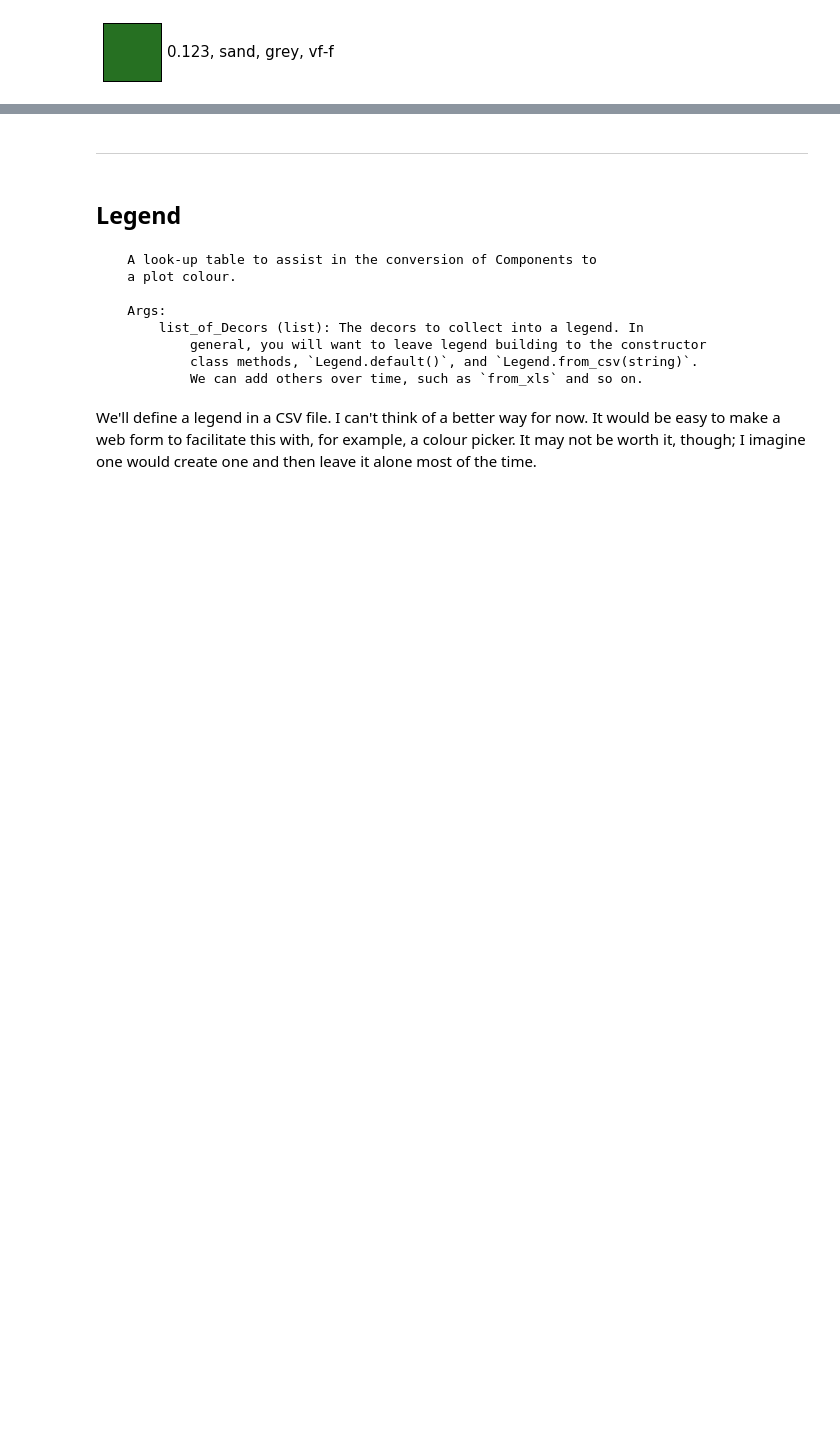
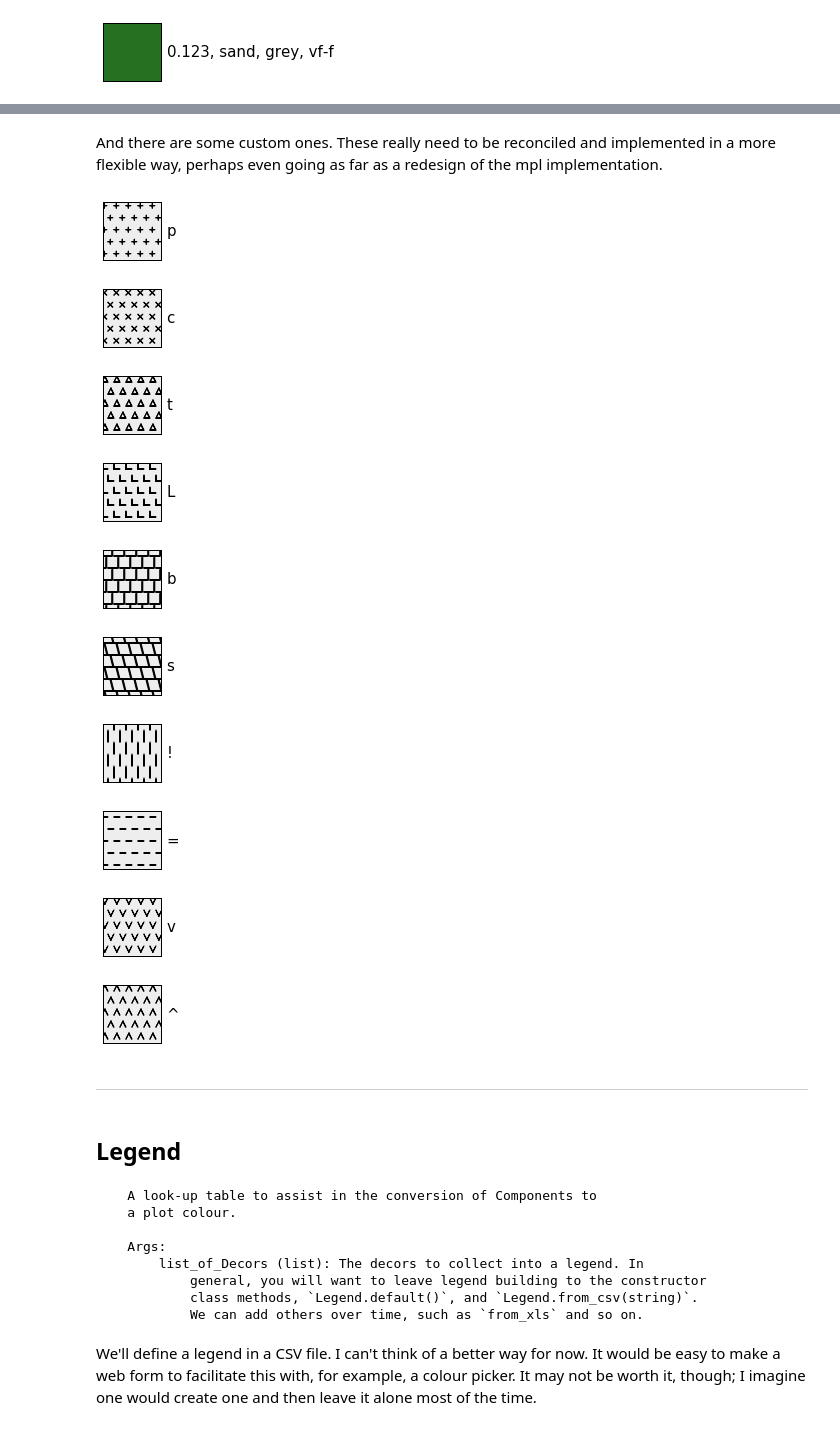
Before and after one commit to agilescientific/striplog, a Jupyter notebook: tutorial/Display_objects.ipynb, the cells around one changed output, grey strips where cells are left out. Drawn from its saved outputs; the diff is of its cells as text; code cells hidden in the pictures; blank space fills up the shorter version.

```diff
--- a/tutorial/Display_objects.ipynb
+++ b/tutorial/Display_objects.ipynb
@@ -94,3 +135,20 @@ decor.plot()
+# %% [markdown]
+And there are some custom ones. These really need to be reconciled and implemented in a more flexible way, perhaps even going as far as a redesign of the mpl implementation.
+# %%
+hatches = "pctLbs!=v^"
+for h in hatches:
+    Decor({'component': Component({'hatch':h}), 'hatch': h, 'colour': '#eeeeee'}).plot(fmt="{hatch}")
+# %% [output]
+[figure, added]
+[figure, added]
+[figure, added]
+[figure, added]
+[figure, added]
+[figure, added]
+[figure, added]
+[figure, added]
+[figure, added]
+[figure, added]
 # %% [markdown]
 <hr />
 # %% [markdown]
```
Also changed, not shown: parts of 26 cells of this notebook, 5 other files.
